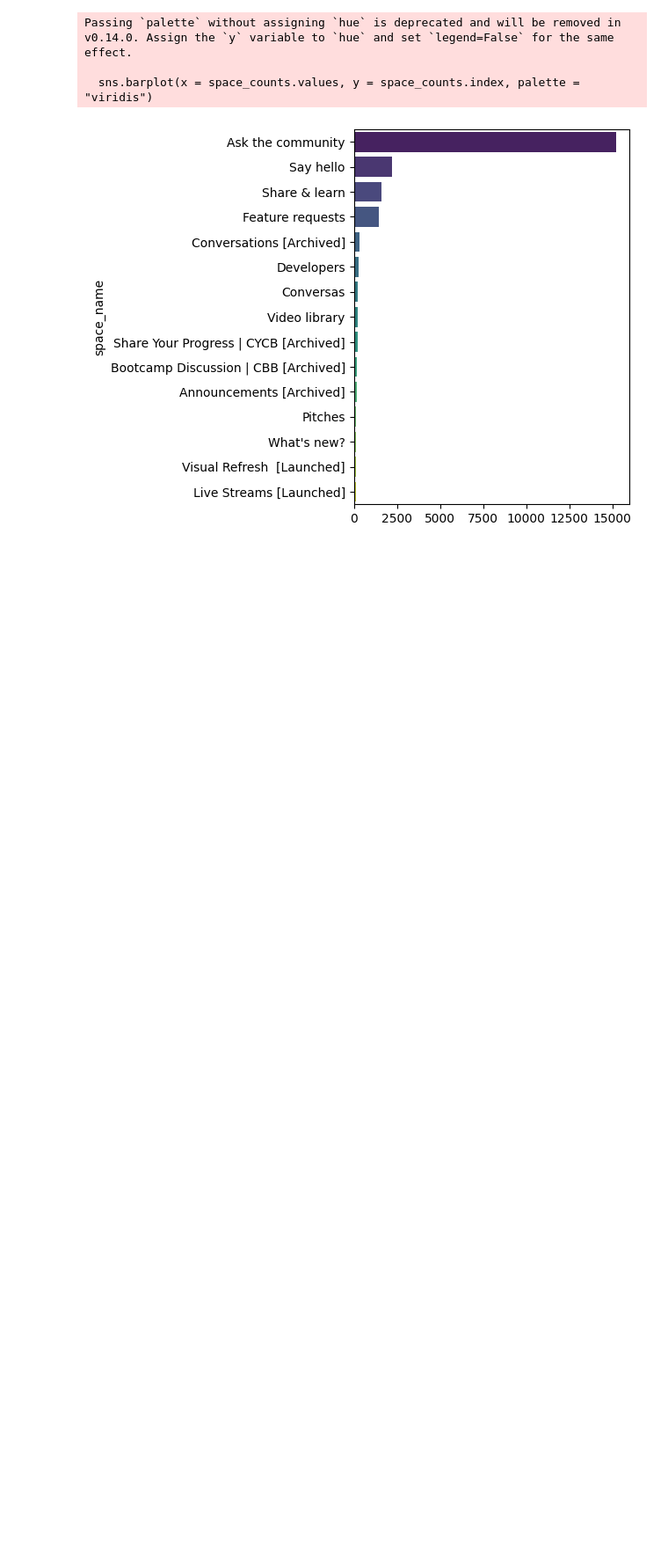
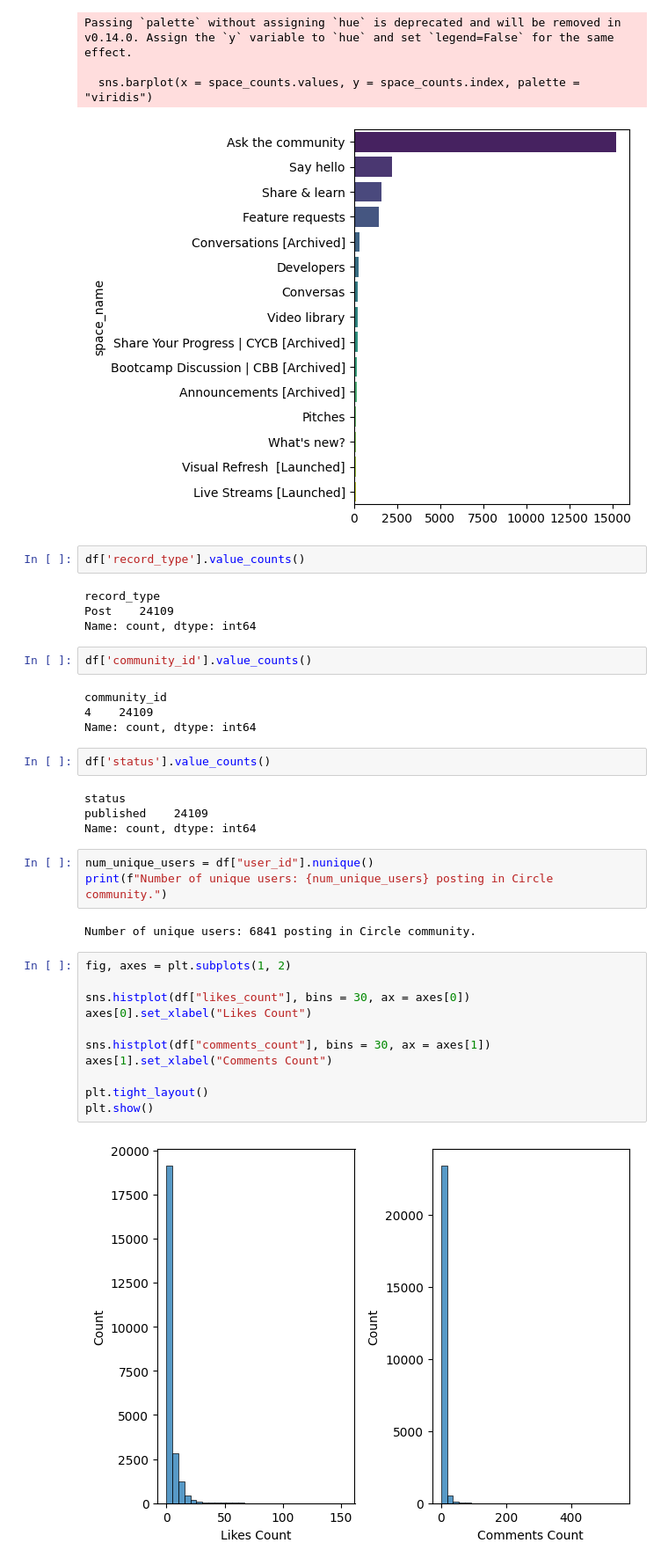
Before and after one commit to boboyevum/circle_ranking_algorithm, a Jupyter notebook: notebooks/exploration.ipynb, the cells around one changed output. Shown at 88% size. Drawn from its saved outputs; the diff is of its cells as text; blank space fills up the shorter version.

```diff
--- a/notebooks/exploration.ipynb
+++ b/notebooks/exploration.ipynb
@@ -46,3 +46,39 @@ Passing `palette` without assigning `hue` is deprecated and will be removed in v
 
   sns.barplot(x = space_counts.values, y = space_counts.index, palette = "viridis")
 [figure]
+# %%
+df['record_type'].value_counts()
+# %% [output]
+record_type
+Post    24109
+Name: count, dtype: int64
+# %%
+df['community_id'].value_counts()
+# %% [output]
+community_id
+4    24109
+Name: count, dtype: int64
+# %%
+df['status'].value_counts()
+# %% [output]
+status
+published    24109
+Name: count, dtype: int64
+# %%
+num_unique_users = df["user_id"].nunique()
+print(f"Number of unique users: {num_unique_users} posting in Circle community.")
+# %% [output]
+Number of unique users: 6841 posting in Circle community.
+# %%
+fig, axes = plt.subplots(1, 2)
+
+sns.histplot(df["likes_count"], bins = 30, ax = axes[0])
+axes[0].set_xlabel("Likes Count")
+
+sns.histplot(df["comments_count"], bins = 30, ax = axes[1])
+axes[1].set_xlabel("Comments Count")
+
+plt.tight_layout()
+plt.show()
+# %% [output]
+[figure, added]
```
Also changed, not shown: 53 other files.
